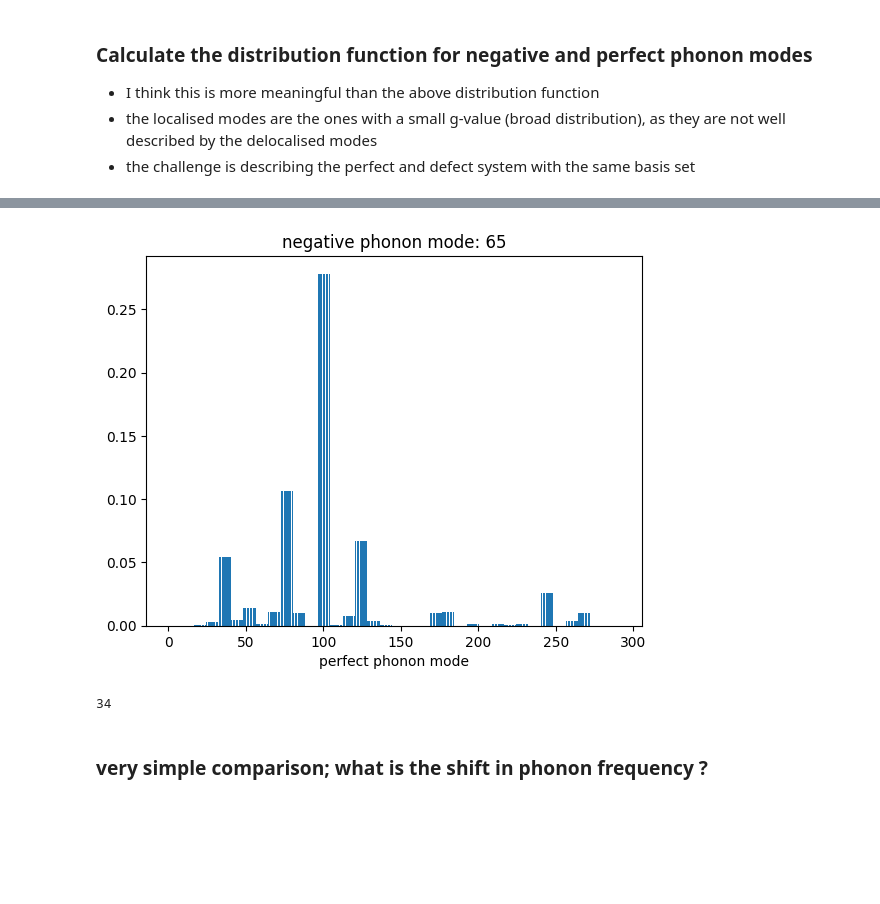
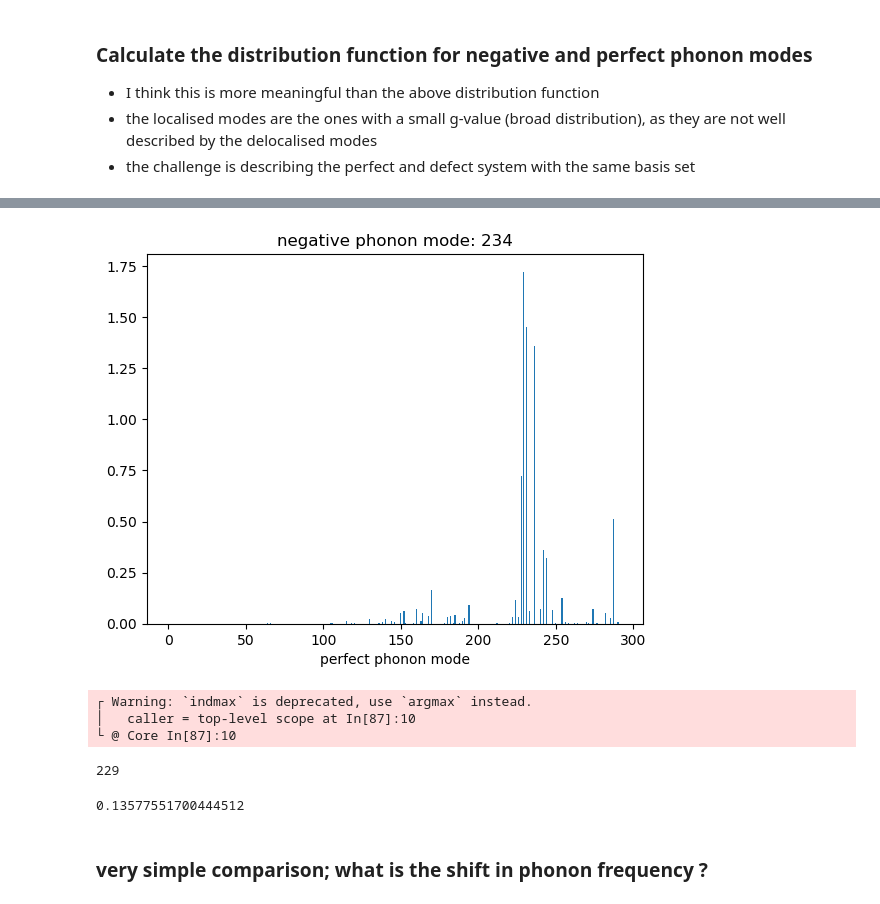
Before and after one commit to lucydot/Julia-Phonons, a Jupyter notebook: Notebook.ipynb, the cells around one changed output, grey strips where cells are left out. Cells and saved outputs as stored; diff of their text form; code cells hidden in the pictures; blank space fills up the shorter version.

```diff
--- a/Notebook.ipynb
+++ b/Notebook.ipynb
@@ -325,19 +456,26 @@ distribution_function = reshape(distribution_function,3*poscar_negative.natoms,3
 # %%
-i=65
+i=234
 
 # 16(36) 65*(45) 133*(39) 134*(38) 142(16) 144*(18) 186(22) - these are the ones which contribute to the distotion
 # * mean that are composed of many perfect modes, so they are localised
 # but they also have the highest IPR (in brackets)...so this doesnt make sense (smaller IPR means more localised)
 
-PyPlot.bar(1:3*poscar_negative.natoms,distribution_function[i,:])
+PyPlot.bar(1:3*poscar_negative.natoms,distribution_function[:,i])  # IS THIS INDEXED CORRECTLY???
 PyPlot.xlabel("perfect phonon mode")
 PyPlot.title(string("negative phonon mode: ",i))
 #PyPlot.xlim([0,120])
 
 indmax(distribution_function[:,i])
 # %% [output]
-[figure, old version]
+[figure, new version]
-34
+┌ Warning: `indmax` is deprecated, use `argmax` instead.
+│   caller = top-level scope at In[87]:10
+└ @ Core In[87]:10
+229
+# %%
+distribution_function[1,8]
+# %% [output]
+0.13577551700444512
 # %% [markdown]
 ### very simple comparison; what is the shift in phonon frequency ?
 # %%
```
Also changed, not shown: parts of 14 cells of this notebook.
